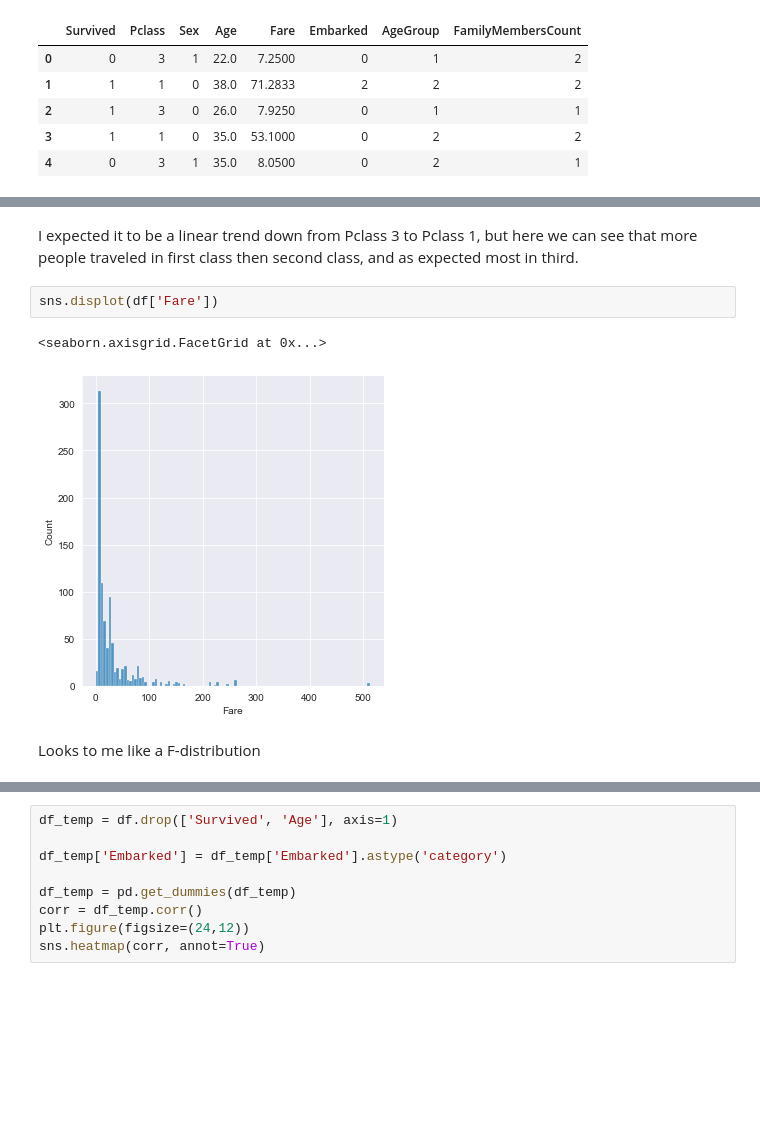
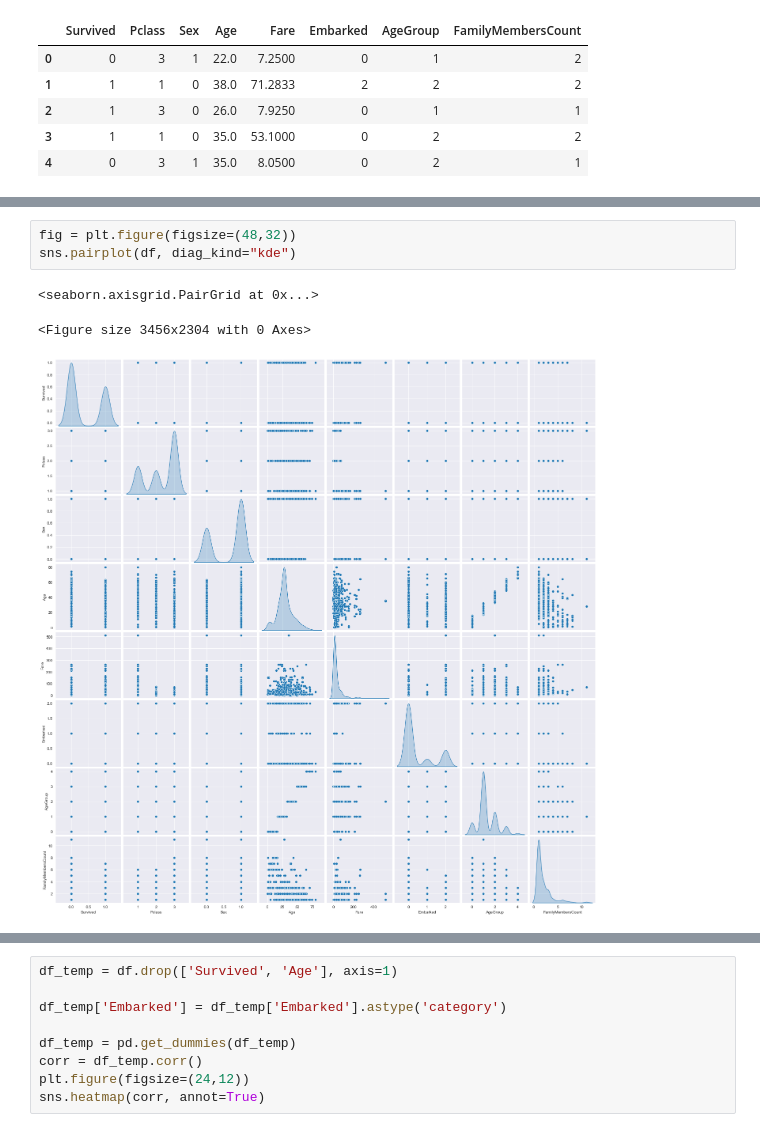
Before and after one commit to Markuski2023/MLGit, a Jupyter notebook: Oblig1/classification.ipynb, the cells around one changed output, grey strips where cells are left out. Drawn from its saved outputs; the diff is of its cells as text; blank space fills up the shorter version.

```diff
--- a/Oblig1/classification.ipynb
+++ b/Oblig1/classification.ipynb
@@ -258,9 +235,7 @@ sns.displot(df['Pclass'])
-# %% [markdown]
-I expected it to be a linear trend down from Pclass 3 to Pclass 1, but here we can see that more people traveled in first class then second class, and as expected most in third.
-# %%
-sns.displot(df['Fare'])
-# %% [output]
-<seaborn.axisgrid.FacetGrid at 0x...>
-[figure, removed]
-# %% [markdown]
-Looks to me like a F-distribution
+# %%
+fig = plt.figure(figsize=(48,32))
+sns.pairplot(df, diag_kind="kde")
+# %% [output]
+<seaborn.axisgrid.PairGrid at 0x...>
+<Figure size 3456x2304 with 0 Axes>
+[figure, added]
```
Also changed, not shown: parts of 16 cells of this notebook, 20 other files.
